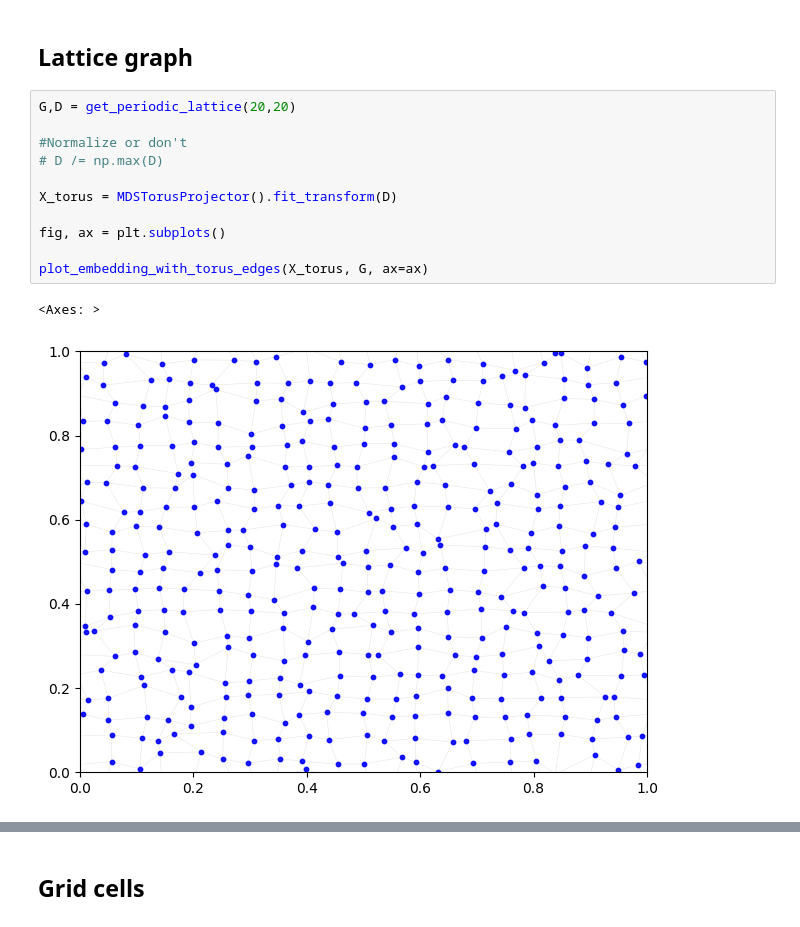
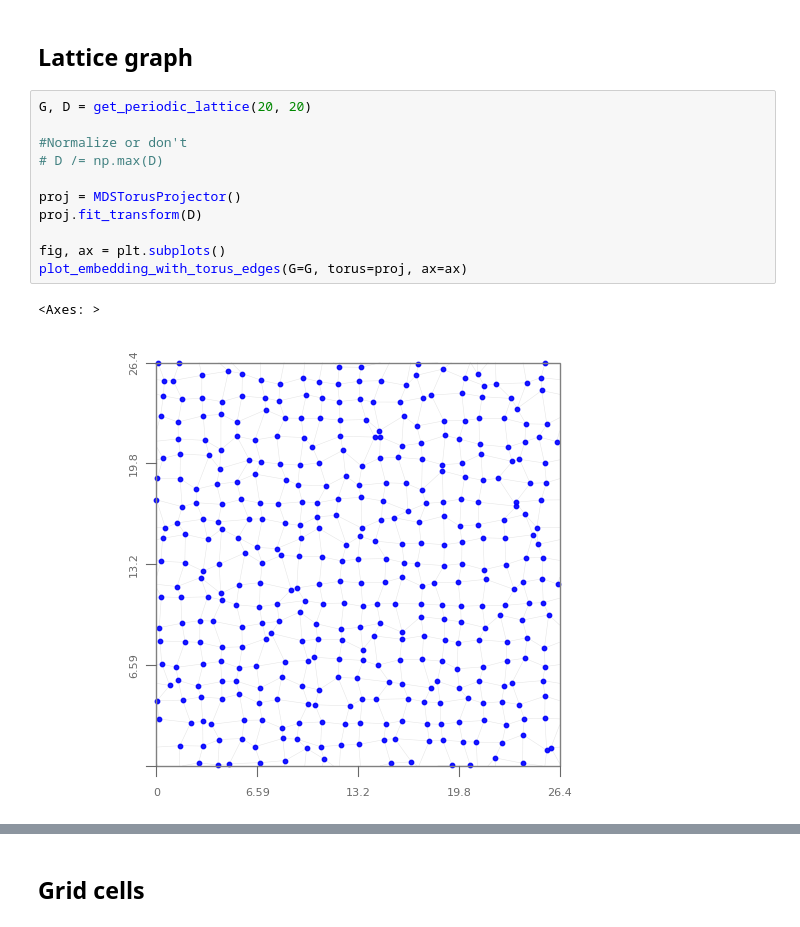
Before and after one commit to JacobLMiller/torus-mds, a Jupyter notebook: examples.ipynb, the cells around one changed output, grey strips where cells are left out. Saved outputs shown, nothing was run; the diff lists cells and outputs as text.

Commit message:
Implements rectangular and rhombic tori, update plotting function accordingly

```diff
--- a/examples.ipynb
+++ b/examples.ipynb
@@ -150,16 +217,16 @@ def get_periodic_lattice(nx_size=20,ny_size=20):
 # %% [markdown]
 ## Lattice graph
 # %%
-G,D = get_periodic_lattice(20,20)
+G, D = get_periodic_lattice(20, 20)
 
 #Normalize or don't
 # D /= np.max(D)
 
-X_torus = MDSTorusProjector().fit_transform(D)
+proj = MDSTorusProjector()
+proj.fit_transform(D)
 
 fig, ax = plt.subplots()
-
-plot_embedding_with_torus_edges(X_torus, G, ax=ax)
+plot_embedding_with_torus_edges(G=G, torus=proj, ax=ax)
 # %% [output]
 <Axes: >
-[figure, old version]
+[figure, new version]
```
Also changed, not shown: parts of 13 cells of this notebook, 1 other file.
